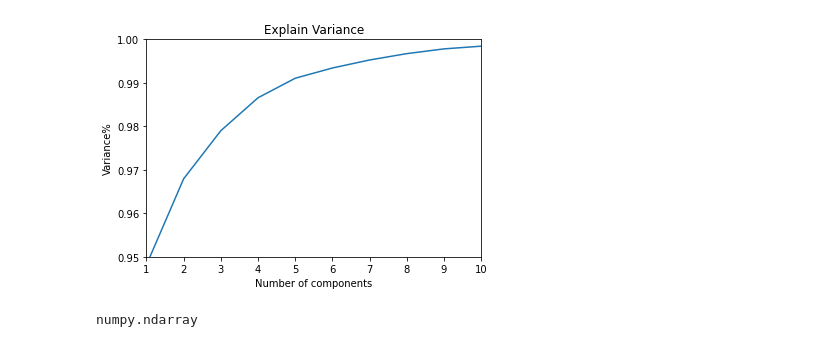
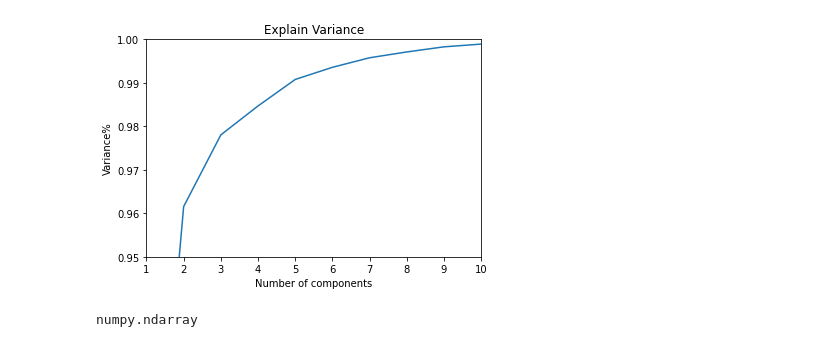
Before and after one commit to NivedithaCV/21cs460_group05, a Jupyter notebook: final (1).ipynb, the cells around one changed output. Cells and saved outputs as stored; diff of their text form; code cells hidden in the pictures.

```diff
--- a/final (1).ipynb
+++ b/final (1).ipynb
@@ -289,7 +375,7 @@ df3_m=pd.read_excel("c1xs15.xlsx",header=[1])
 
 index_names_m3 = df3_m[ df3_m['Wavelength(micron)'] > 2.500 ].index
 df3_m.drop(index_names_m3, inplace = True)
-index_name_m3 = df3_m[ df3_m['Wavelength(micron)'] <0.350 ].index
+index_name_m3 = df3_m[ df3_m['Wavelength(micron)'] <0.550 ].index
 df3_m.drop(index_name_m3, inplace = True)
 print(df3_m)
 # %% [output]
@@ -364,0 +423,10 @@ print(df5_m)
+# %%
+df5_m=pd.read_excel("c1xt57.xlsx",header=[1])
+# df_sp=df_sp[df_sp['Wavelength']%5==0]
+df5_m = df5_m.dropna()
+
+index_names_m5 = df5_m[ df5_m['Wavelength(micron)'] > 2.500 ].index
+df5_m.drop(index_names_m5, inplace = True)
+index_name_m5 = df5_m[ df5_m['Wavelength(micron)'] <0.550 ].index
+df5_m.drop(index_name_m5, inplace = True)
+print(df5_m)
@@ -432,14 +546,14 @@ print(len(feature))
 # %%
-x5=dfp.iloc[:,0].to_numpy()
-for r in range(1,len(dfp.columns)):
-    y=dfp.iloc[:,r].to_numpy()
+# x5=dfp.iloc[:,0].to_numpy()
+# for r in range(1,len(df4.columns)):
+#     y=dfp.iloc[:,r].to_numpy()
 
-    baseline_peakutils = peakutils.baseline(y)
-    intensity_peakutils = y - baseline_peakutils
-    plt.plot(x5,intensity_peakutils)
-    plt.xlabel("wavelength(nm)")
-    plt.ylabel("reflectance")
-    plt.title("continuum removed spectra of plg")
-    feature.append(intensity_peakutils)
-print(len(feature))
+#     baseline_peakutils = peakutils.baseline(y)
+#     intensity_peakutils = y - baseline_peakutils
+#     plt.plot(x5,intensity_peakutils)
+#     plt.xlabel("wavelength(nm)")
+#     plt.ylabel("reflectance")
+#     plt.title("continuum removed spectra of plg")
+#     feature.append(intensity_peakutils)
+# print(len(feature))
 # %% [output]
@@ -559,0 +694,4 @@ print(len(feature))
+# %%
+for i in range(len(final)):
+    feature.append(final[i])
+print(len(feature))
@@ -582,18 +722,18 @@ x_ = StandardScaler().fit_transform(df_f)
 # %%
 from sklearn.decomposition import PCA
 
 pca=PCA()
-principalComponents= pca.fit_transform(df_f)
+principalComponents= pca.fit_transform(x_)
 plt.figure()
 plt.plot(np.cumsum(pca.explained_variance_ratio_))
 plt.xlabel('Number of components')
 plt.ylabel('Variance%')
 plt.title('Explain Variance')
 plt.xlim([1,10])
 plt.ylim([0.95,1])
 plt.show()
 # %% [output]
-[figure, old version]
+[figure, new version]
 # %%
 pca=PCA(n_components = 8)
 new_data=pca.fit_transform(df_f)
```
Also changed, not shown: parts of 71 cells of this notebook.
